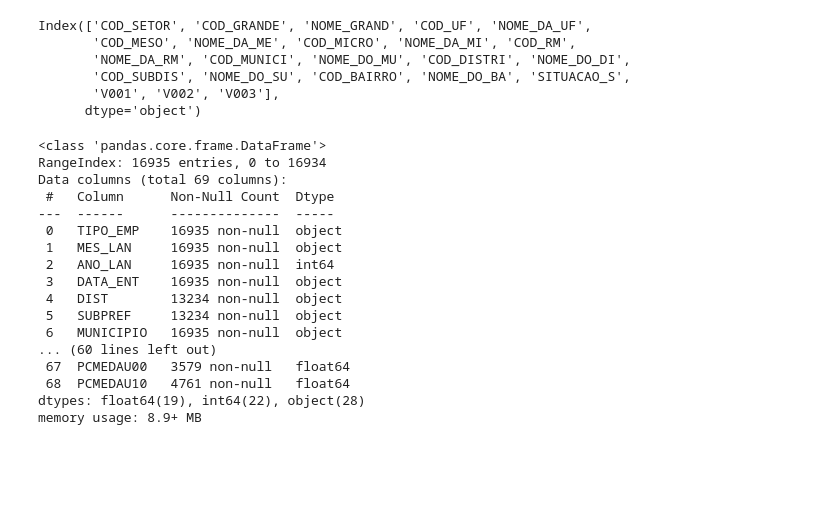
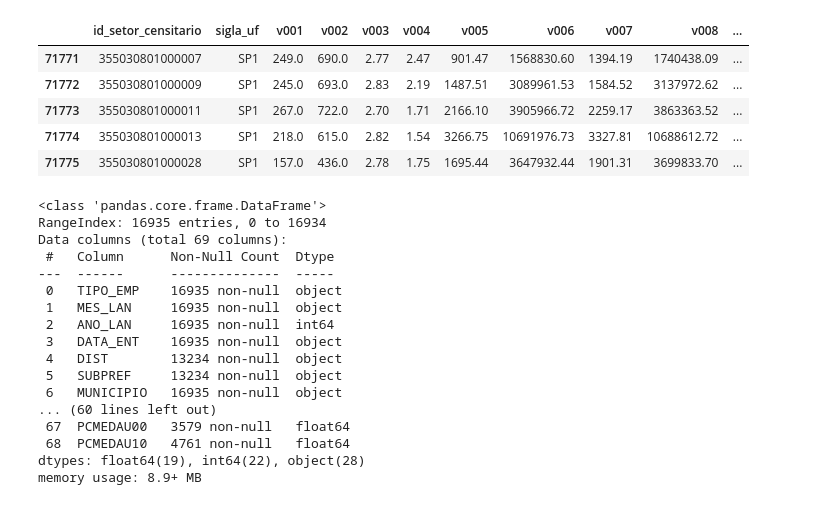
Before and after one commit to LissesCastro/Tera-Mercado-Imobiliario-SP, a Jupyter notebook: Codigo_EDA.ipynb, the cells around one changed output. Saved outputs shown, nothing was run; the diff lists cells and outputs as text; code cells hidden in the pictures; blank space fills up the shorter version.

```diff
--- a/Codigo.ipynb
+++ b/Codigo_EDA.ipynb
@@ -11,3 +12,18 @@ import numpy as np
+# %%
+df_censo_basico = bd.read_table(dataset_id='br_ibge_censo_demografico',
+table_id='setor_censitario_basico_2010', billing_project_id="229299106527")
+# %%
+estado = ['SP1', 'SP2']
+df_censo_basico = df_censo_basico[df_censo_basico['sigla_uf'].isin(estado)]
+# %%
+df_censo_basico.head()
+# %% [output]
+|  | id_setor_censitario | sigla_uf | v001 | v002 | v003 | v004 | v005 | v006 | v007 | v008 | ... |
+| 71771 | 355030801000007 | SP1 | 249.0 | 690.0 | 2.77 | 2.47 | 901.47 | 1568830.60 | 1394.19 | 1740438.09 | ... |
+| 71772 | 355030801000009 | SP1 | 245.0 | 693.0 | 2.83 | 2.19 | 1487.51 | 3089961.53 | 1584.52 | 3137972.62 | ... |
+| 71773 | 355030801000011 | SP1 | 267.0 | 722.0 | 2.70 | 1.71 | 2166.10 | 3905966.72 | 2259.17 | 3863363.52 | ... |
+| 71774 | 355030801000013 | SP1 | 218.0 | 615.0 | 2.82 | 1.54 | 3266.75 | 10691976.73 | 3327.81 | 10688612.72 | ... |
+| 71775 | 355030801000028 | SP1 | 157.0 | 436.0 | 2.78 | 1.75 | 1695.44 | 3647932.44 | 1901.31 | 3699833.70 | ... |
 # %%
 path = "LANRES_85_13_RMSP_CEM.csv"
 # %%
@@ -75,10 +89,0 @@ df_censo_basico = pd.read_csv('DEINFO_DM_CENSODEMOGRAFICOBASICO1_2010.csv', deli
-# %%
-df_censo_basico.columns
-df_censo_basico.rename({'V001': })
-# %% [output]
-Index(['COD_SETOR', 'COD_GRANDE', 'NOME_GRAND', 'COD_UF', 'NOME_DA_UF',
-       'COD_MESO', 'NOME_DA_ME', 'COD_MICRO', 'NOME_DA_MI', 'COD_RM',
-       'NOME_DA_RM', 'COD_MUNICI', 'NOME_DO_MU', 'COD_DISTRI', 'NOME_DO_DI',
-       'COD_SUBDIS', 'NOME_DO_SU', 'COD_BAIRRO', 'NOME_DO_BA', 'SITUACAO_S',
-       'V001', 'V002', 'V003'],
-      dtype='object')
```
Also changed, not shown: parts of 5 cells of this notebook.
